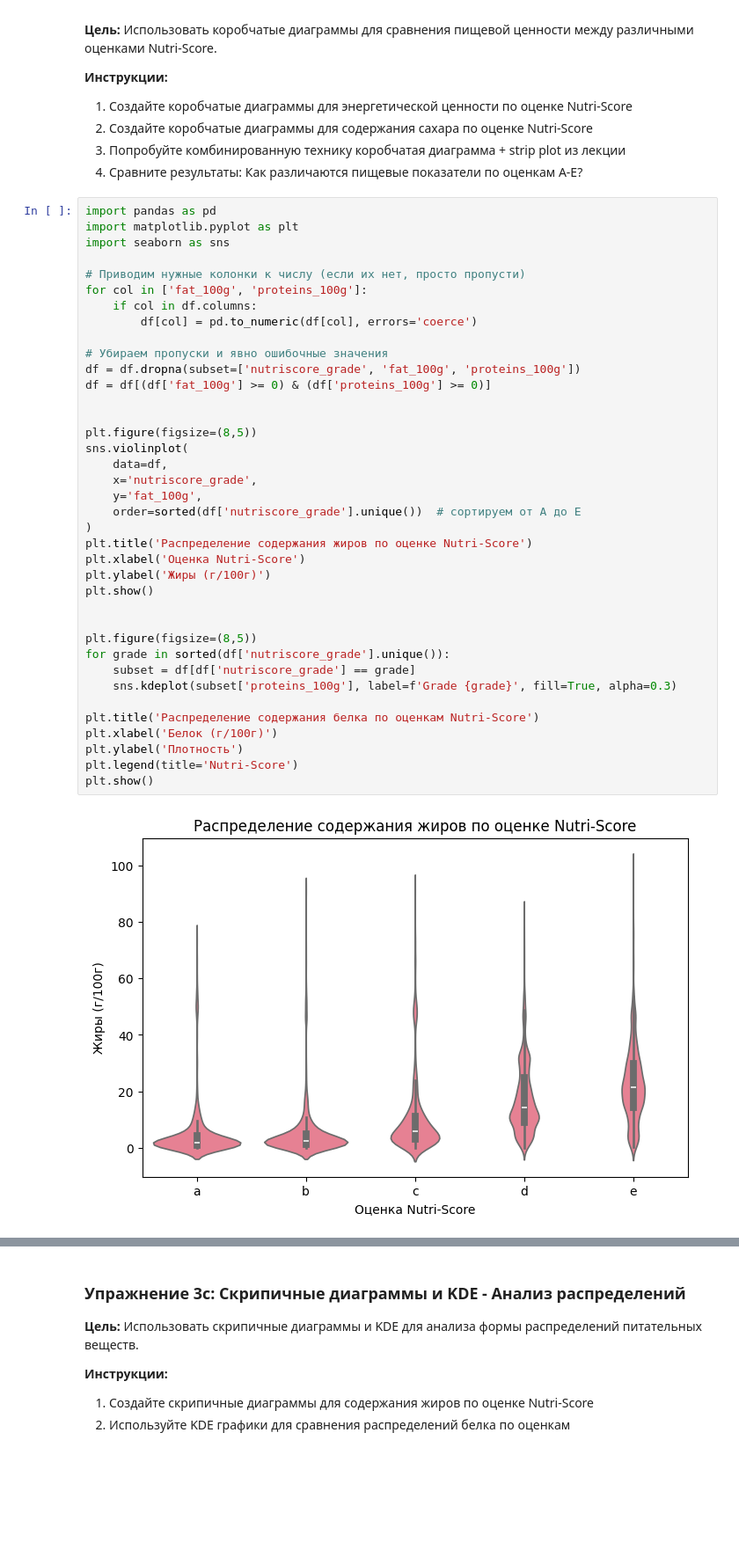
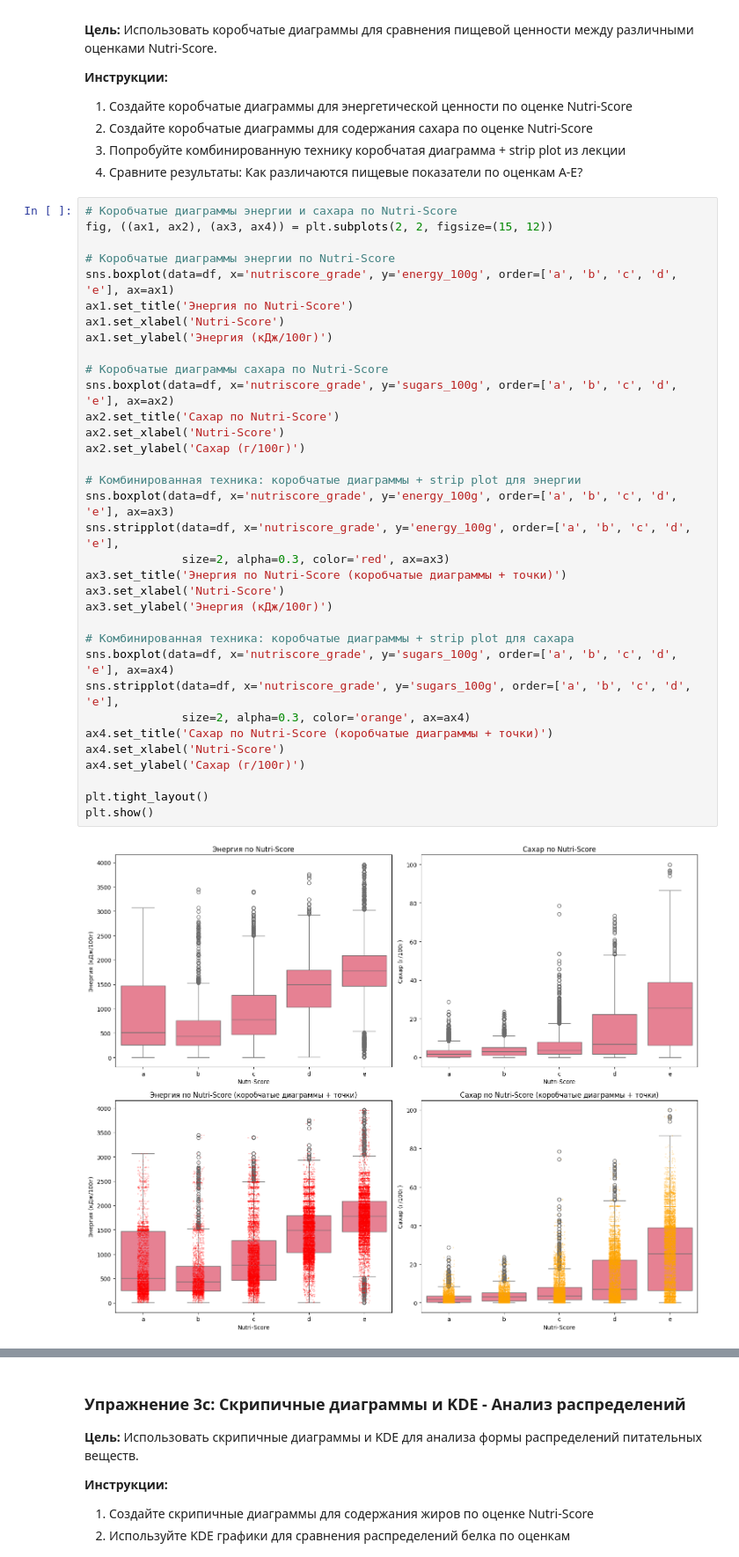
Before and after one commit to gulden333/iad_pr2, a Jupyter notebook: data_visualization_practice_s.ipynb, the cells around one changed output, grey strips where cells are left out. Shown at 88% size. Cells and saved outputs as stored; diff of their text form; blank space fills up the shorter version.

```diff
--- a/data_visualization_practice_s.ipynb
+++ b/data_visualization_practice_s.ipynb
@@ -197,42 +197,38 @@ plt.show()
 3. Попробуйте комбинированную технику коробчатая диаграмма + strip plot из лекции
 4. Сравните результаты: Как различаются пищевые показатели по оценкам A-E?
 # %%
-import pandas as pd
-import matplotlib.pyplot as plt
-import seaborn as sns
+# Коробчатые диаграммы энергии и сахара по Nutri-Score
+fig, ((ax1, ax2), (ax3, ax4)) = plt.subplots(2, 2, figsize=(15, 12))
 
-# Приводим нужные колонки к числу (если их нет, просто пропусти)
-for col in ['fat_100g', 'proteins_100g']:
-    if col in df.columns:
-        df[col] = pd.to_numeric(df[col], errors='coerce')
+# Коробчатые диаграммы энергии по Nutri-Score
+sns.boxplot(data=df, x='nutriscore_grade', y='energy_100g', order=['a', 'b', 'c', 'd', 'e'], ax=ax1)
+ax1.set_title('Энергия по Nutri-Score')
+ax1.set_xlabel('Nutri-Score')
+ax1.set_ylabel('Энергия (кДж/100г)')
 
-# Убираем пропуски и явно ошибочные значения
-df = df.dropna(subset=['nutriscore_grade', 'fat_100g', 'proteins_100g'])
-df = df[(df['fat_100g'] >= 0) & (df['proteins_100g'] >= 0)]
+# Коробчатые диаграммы сахара по Nutri-Score
+sns.boxplot(data=df, x='nutriscore_grade', y='sugars_100g', order=['a', 'b', 'c', 'd', 'e'], ax=ax2)
+ax2.set_title('Сахар по Nutri-Score')
+ax2.set_xlabel('Nutri-Score')
+ax2.set_ylabel('Сахар (г/100г)')
 
+# Комбинированная техника: коробчатые диаграммы + strip plot для энергии
+sns.boxplot(data=df, x='nutriscore_grade', y='energy_100g', order=['a', 'b', 'c', 'd', 'e'], ax=ax3)
+sns.stripplot(data=df, x='nutriscore_grade', y='energy_100g', order=['a', 'b', 'c', 'd', 'e'],
+              size=2, alpha=0.3, color='red', ax=ax3)
+ax3.set_title('Энергия по Nutri-Score (коробчатые диаграммы + точки)')
+ax3.set_xlabel('Nutri-Score')
+ax3.set_ylabel('Энергия (кДж/100г)')
 
-plt.figure(figsize=(8,5))
-sns.violinplot(
-    data=df,
-    x='nutriscore_grade',
-    y='fat_100g',
-    order=sorted(df['nutriscore_grade'].unique())  # сортируем от A до E
-)
-plt.title('Распределение содержания жиров по оценке Nutri-Score')
-plt.xlabel('Оценка Nutri-Score')
-plt.ylabel('Жиры (г/100г)')
+# Комбинированная техника: коробчатые диаграммы + strip plot для сахара
+sns.boxplot(data=df, x='nutriscore_grade', y='sugars_100g', order=['a', 'b', 'c', 'd', 'e'], ax=ax4)
+sns.stripplot(data=df, x='nutriscore_grade', y='sugars_100g', order=['a', 'b', 'c', 'd', 'e'],
+              size=2, alpha=0.3, color='orange', ax=ax4)
+ax4.set_title('Сахар по Nutri-Score (коробчатые диаграммы + точки)')
+ax4.set_xlabel('Nutri-Score')
+ax4.set_ylabel('Сахар (г/100г)')
+
+plt.tight_layout()
 plt.show()
-
-
-plt.figure(figsize=(8,5))
-for grade in sorted(df['nutriscore_grade'].unique()):
-    subset = df[df['nutriscore_grade'] == grade]
-    sns.kdeplot(subset['proteins_100g'], label=f'Grade {grade}', fill=True, alpha=0.3)
-
-plt.title('Распределение содержания белка по оценкам Nutri-Score')
-plt.xlabel('Белок (г/100г)')
-plt.ylabel('Плотность')
-plt.legend(title='Nutri-Score')
-plt.show()
 # %% [output]
-[figure, old version]
+[figure, new version]
```
Also changed, not shown: parts of 1 cell of this notebook.
